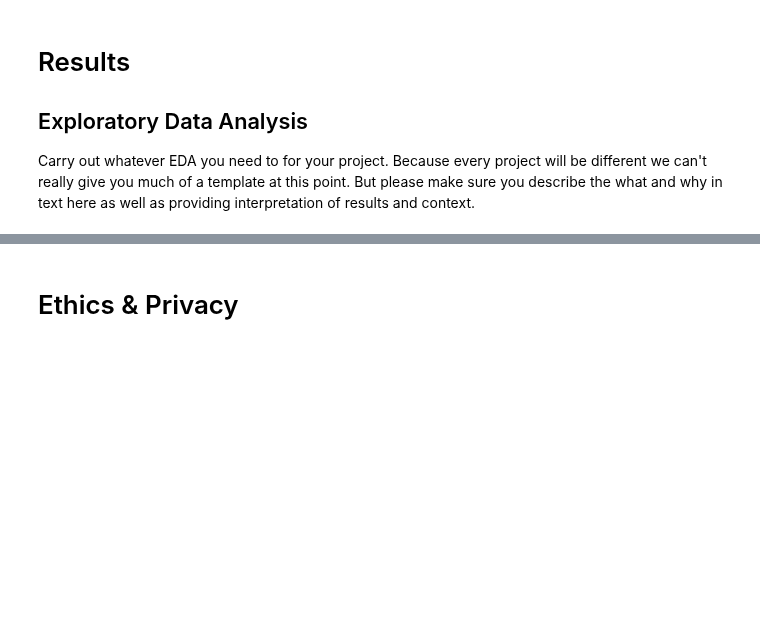
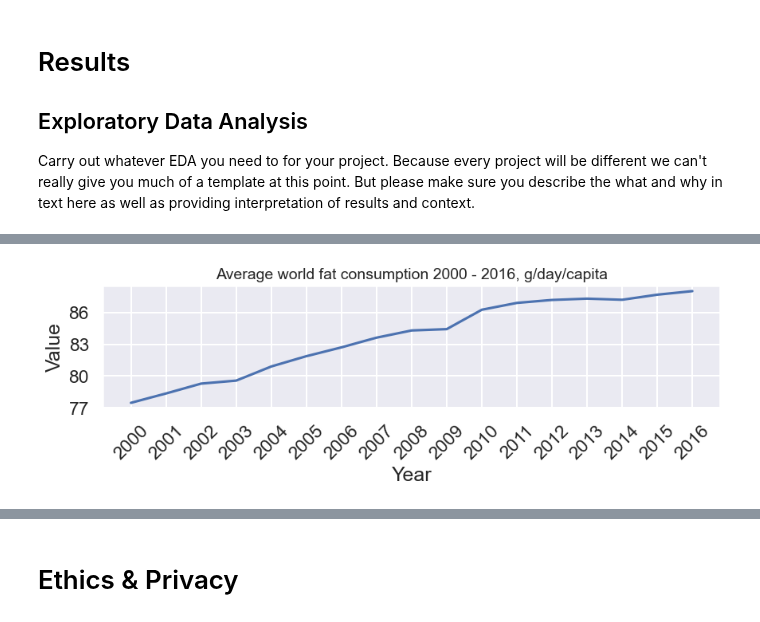
Before and after one commit to COGS108/Group074_WI24, a Jupyter notebook: EDACheckpoint_Group074_WI24.ipynb, the cells around one changed output, grey strips where cells are left out. Cells and saved outputs as stored; diff of their text form; code cells hidden in the pictures; blank space fills up the shorter version.

```diff
--- a/EDACheckpoint_Group074_WI24.ipynb
+++ b/EDACheckpoint_Group074_WI24.ipynb
@@ -601,0 +622,13 @@ Some more words and stuff.  Remember notebooks work best if you interleave the c
+# %%
+df_melted = global_avg.melt(id_vars='Series', var_name='Year', value_name='Value',)
+avg_fat = df_melted[df_melted['Series'] == 'Fat (g/day)']
+plt.figure(figsize=(10, 2))  # Adjust the width and height as needed
+sns.lineplot(data = avg_fat, x="Year", y='Value', hue='Series', legend = False)
+plt.xticks(range(min(avg_fat['Year']), max(avg_fat['Year']) + 1, 1))
+plt.yticks(range(int(min(avg_fat['Value'])), int(max(avg_fat['Value'])), 3))
+plt.xticks(rotation=45)  # Rotate the ticks for better visibility
+plt.title('Average world fat consumption 2000 - 2016, g/day/capita', fontsize=14)
+
+plt.show()
+# %% [output]
+[figure, added]
```
Also changed, not shown: parts of 21 cells of this notebook.
